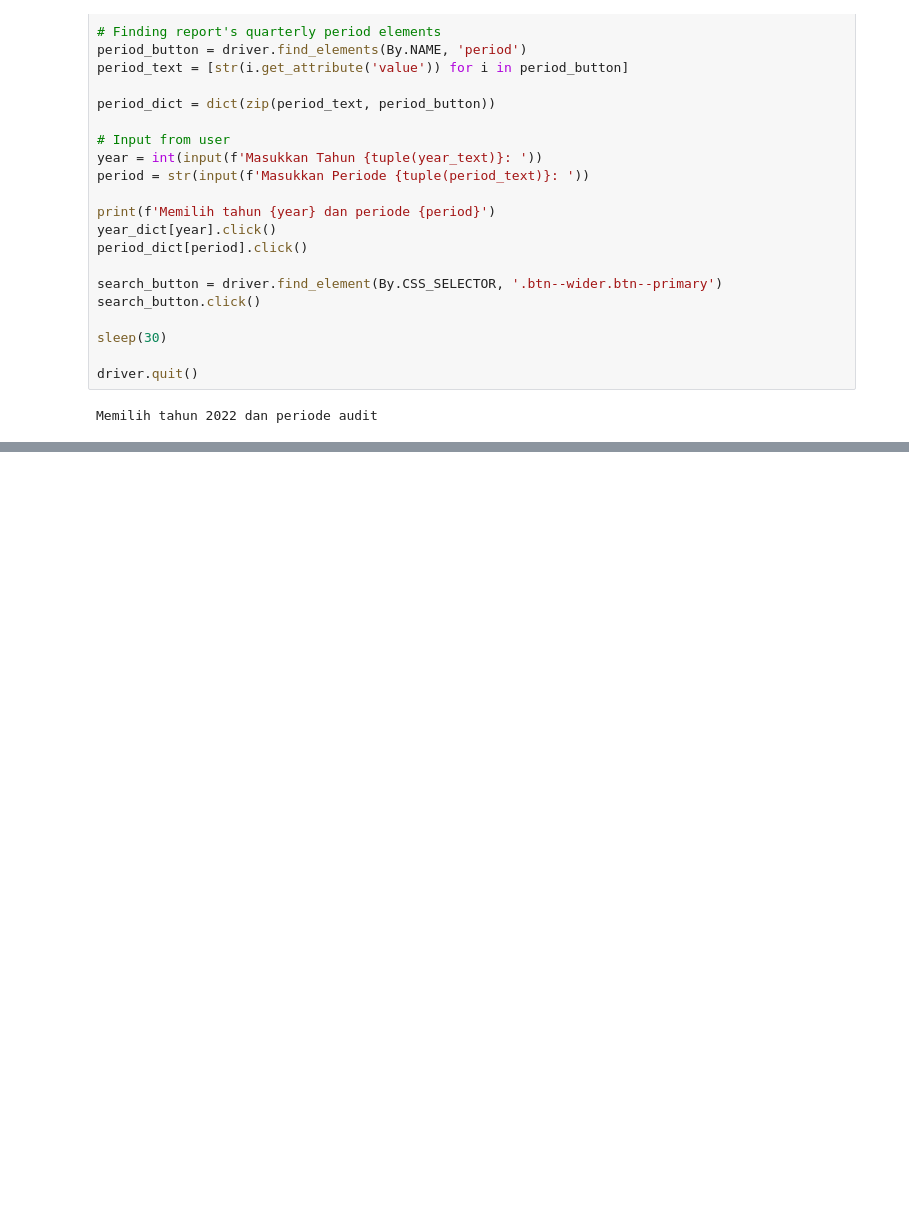
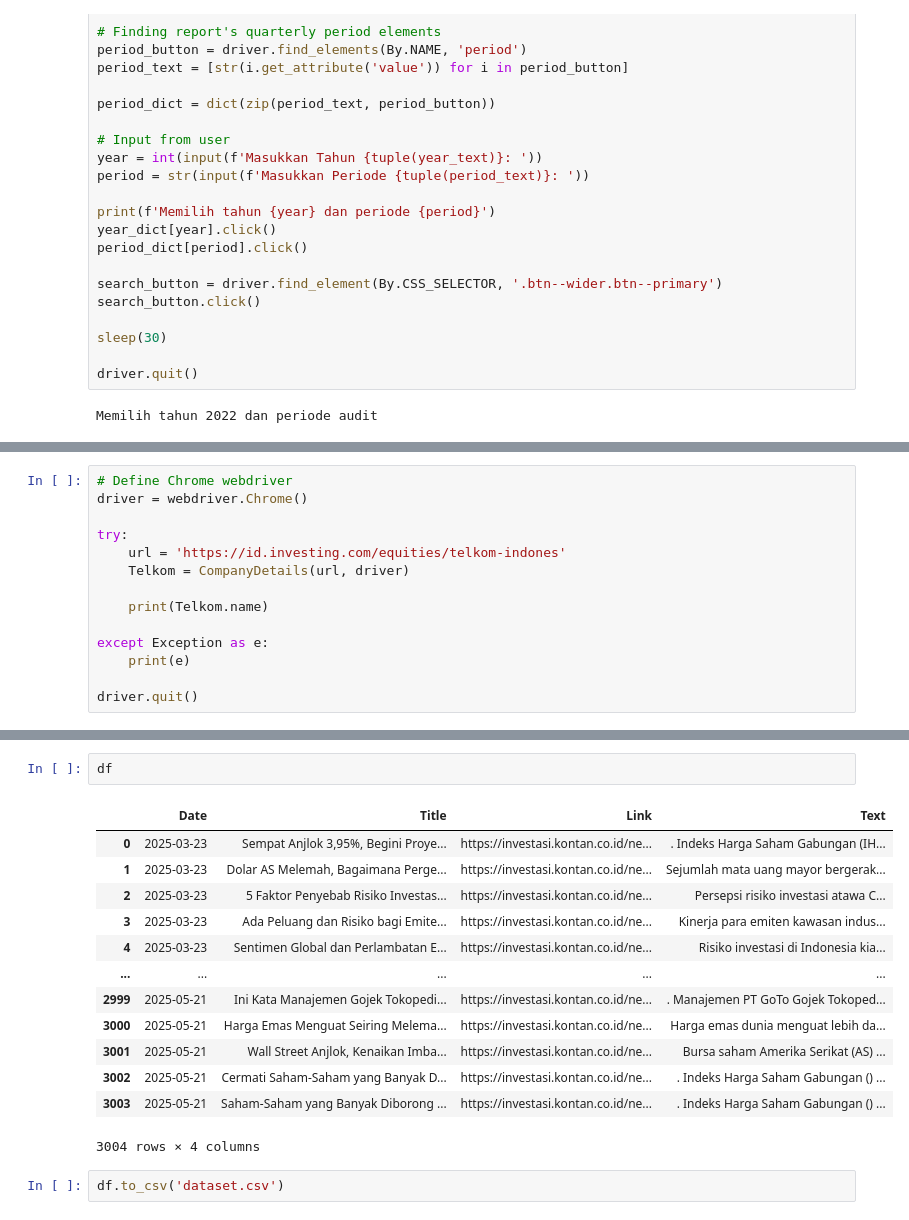
Before and after one commit to Daffin-TW/Project-AWU-AgentSaham, a Jupyter notebook: scripts/scrapping.ipynb, the cells around one changed output, grey strips where cells are left out. Saved outputs shown, nothing was run; the diff lists cells and outputs as text; blank space fills up the shorter version.

```diff
--- a/scripts/scrapping.ipynb
+++ b/scripts/scrapping.ipynb
@@ -43,0 +82,14 @@ Memilih tahun 2022 dan periode audit
+# %%
+# Define Chrome webdriver
+driver = webdriver.Chrome()
+
+try:
+    url = 'https://id.investing.com/equities/telkom-indones'
+    Telkom = CompanyDetails(url, driver)
+
+    print(Telkom.name)
+
+except Exception as e:
+    print(e)
+
+driver.quit()
@@ -43,0 +372,18 @@ Memilih tahun 2022 dan periode audit
+# %%
+df
+# %% [output]
+|  | Date | Title | Link | Text |
+| 0 | 2025-03-23 | Sempat Anjlok 3,95%, Begini Proye... | https://investasi.kontan.co.id/ne... | . Indeks Harga Saham Gabungan (IH... |
+| 1 | 2025-03-23 | Dolar AS Melemah, Bagaimana Perge... | https://investasi.kontan.co.id/ne... | Sejumlah mata uang mayor bergerak... |
+| 2 | 2025-03-23 | 5 Faktor Penyebab Risiko Investas... | https://investasi.kontan.co.id/ne... | Persepsi risiko investasi atawa C... |
+| 3 | 2025-03-23 | Ada Peluang dan Risiko bagi Emite... | https://investasi.kontan.co.id/ne... | Kinerja para emiten kawasan indus... |
+| 4 | 2025-03-23 | Sentimen Global dan Perlambatan E... | https://investasi.kontan.co.id/ne... | Risiko investasi di Indonesia kia... |
+| ... | ... | ... | ... | ... |
+| 2999 | 2025-05-21 | Ini Kata Manajemen Gojek Tokopedi... | https://investasi.kontan.co.id/ne... | . Manajemen PT GoTo Gojek Tokoped... |
+| 3000 | 2025-05-21 | Harga Emas Menguat Seiring Melema... | https://investasi.kontan.co.id/ne... | Harga emas dunia menguat lebih da... |
+| 3001 | 2025-05-21 | Wall Street Anjlok, Kenaikan Imba... | https://investasi.kontan.co.id/ne... | Bursa saham Amerika Serikat (AS) ... |
+| 3002 | 2025-05-21 | Cermati Saham-Saham yang Banyak D... | https://investasi.kontan.co.id/ne... | . Indeks Harga Saham Gabungan () ... |
+| 3003 | 2025-05-21 | Saham-Saham yang Banyak Diborong ... | https://investasi.kontan.co.id/ne... | . Indeks Harga Saham Gabungan () ... |
+3004 rows × 4 columns
+# %%
+df.to_csv('dataset.csv')
```
Also changed, not shown: parts of 21 cells of this notebook, 4 other files.
